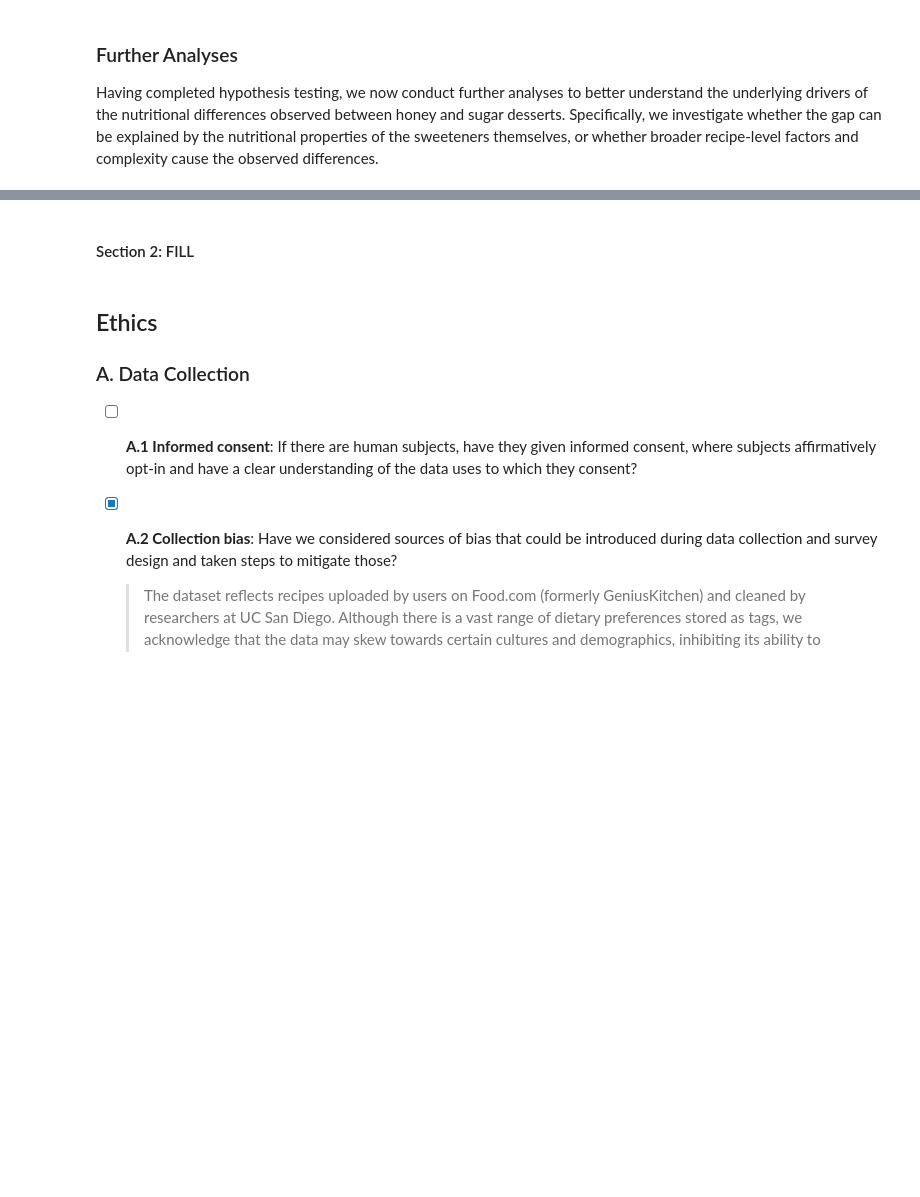
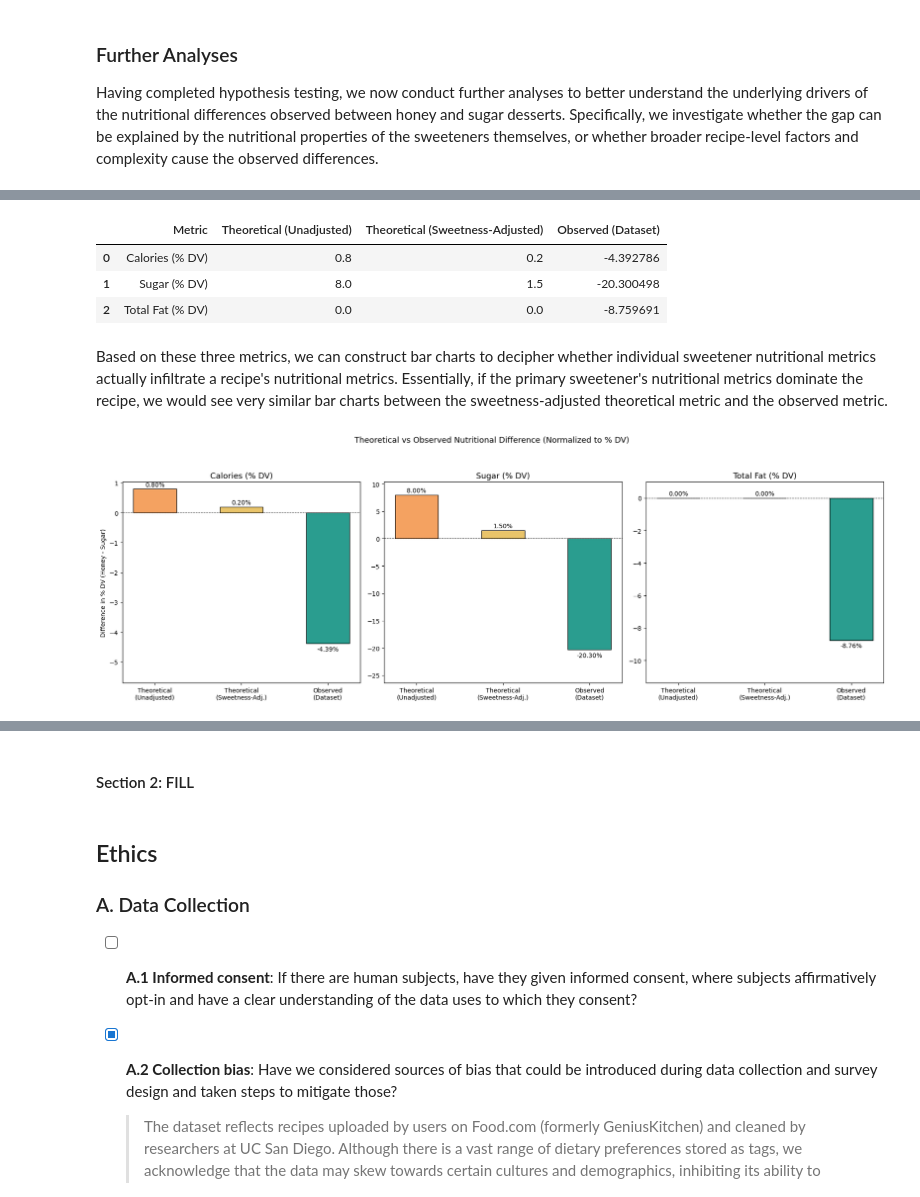
Before and after one commit to COGS108/Group047_WI26, a Jupyter notebook: 03-FinalProject.ipynb, the cells around one changed output, grey strips where cells are left out. Cells and saved outputs as stored; diff of their text form; code cells hidden in the pictures; blank space fills up the shorter version.

```diff
--- a/03-FinalProject.ipynb
+++ b/03-FinalProject.ipynb
@@ -824,0 +828,68 @@ Having completed hypothesis testing, we now conduct further analyses to better u
+# %%
+fda_dv_calories = 2000
+fda_dv_sugar_g = 50
+fda_dv_feat_g = 78
+sweetness_factor = 1.25
+
+theoretical_unadj = {'calories (%DV)': ((64-48)/fda_dv_calories)*100,
+                     'sugar (%DV)': ((17-13)/fda_dv_sugar_g)*100,
+                     'total_fat (%DV)': 0.0}
+
+theoretical_adj = {'calories (%DV)': ((64-(48*sweetness_factor))/fda_dv_calories)* 100,
+                   'sugar (%DV)': ((17-(13*sweetness_factor))/fda_dv_sugar_g)*100,
+                   'total_fat (%DV)': 0.0}
+
+honey_df = desserts[desserts['primary_sweetener'] == 'Honey']
+sugar_df = desserts[desserts['primary_sweetener'] == 'Sugar']
+
+observed_diff = {'calories (%DV)': ((honey_df['calories'].mean() - sugar_df['calories'].mean())/fda_dv_calories)*100,
+                 'sugar (%DV)': honey_df['sugar (%DV)'].mean() - sugar_df['sugar (%DV)'].mean(),
+                 'total_fat (%DV)': honey_df['total_fat (%DV)'].mean() - sugar_df['total_fat (%DV)'].mean()}
+
+metrics = ['calories (%DV)', 'sugar (%DV)', 'total_fat (%DV)']
+labels = ['Calories (% DV)', 'Sugar (% DV)', 'Total Fat (% DV)']
+
+unadj_vals = [theoretical_unadj[m] for m in metrics]
+adj_vals = [theoretical_adj[m] for m in metrics]
+observed_vals = [observed_diff[m] for m in metrics]
+
+comparison_df = pd.DataFrame({'Metric': labels, 'Theoretical (Unadjusted)': unadj_vals,
+                              'Theoretical (Sweetness-Adjusted)': adj_vals, 'Observed (Dataset)': observed_vals})
+comparison_df
+# %% [output]
+|  | Metric | Theoretical (Unadjusted) | Theoretical (Sweetness-Adjusted) | Observed (Dataset) |
+| 0 | Calories (% DV) | 0.8 | 0.2 | -4.392786 |
+| 1 | Sugar (% DV) | 8.0 | 1.5 | -20.300498 |
+| 2 | Total Fat (% DV) | 0.0 | 0.0 | -8.759691 |
+# %% [markdown]
+Based on these three metrics, we can construct bar charts to decipher whether individual sweetener nutritional metrics actually infiltrate a recipe's nutritional metrics. Essentially, if the primary sweetener's nutritional metrics dominate the recipe, we would see very similar bar charts between the sweetness-adjusted theoretical metric and the observed metric.
+# %%
+fig, axes = plt.subplots(1, 3, figsize=(18, 6))
+metric_labels = ['Calories (% DV)', 'Sugar (% DV)', 'Total Fat (% DV)']
+metric_keys = ['calories (%DV)', 'sugar (%DV)', 'total_fat (%DV)']
+colors = ['#f4a261', '#e9c46a', '#2a9d8f']
+
+for i, (metric, label) in enumerate(zip(metric_keys, metric_labels)):
+    ax = axes[i]
+    vals = [theoretical_unadj[metric], theoretical_adj[metric], observed_diff[metric]]
+    bar_labels = ['Theoretical\n(Unadjusted)', 'Theoretical\n(Sweetness-Adj.)', 'Observed\n(Dataset)']
+    bars = ax.bar(bar_labels, vals, color=colors, edgecolor='black', width=0.5)
+    ax.axhline(0, color='black', linewidth=0.8, linestyle='--')
+    ax.set_title(label, fontsize=13)
+    ax.set_ylabel('Difference in % DV (Honey - Sugar)' if i == 0 else '')
+    ax.set_ylim(
+        min(vals) * 1.3 if min(vals) < 0 else -1,
+        max(vals) * 1.3 if max(vals) > 0 else 1
+    )
+    for bar in bars:
+        height = bar.get_height()
+        ax.annotate(f'{height:.2f}%',
+                    xy=(bar.get_x() + bar.get_width() / 2, height),
+                    xytext=(0, 4 if height >= 0 else -12),
+                    textcoords='offset points',
+                    ha='center', fontsize=10)
+plt.suptitle('Theoretical vs Observed Nutritional Difference (Normalized to % DV)\n', fontsize=13, y=1.02)
+plt.tight_layout()
+plt.show()
+# %% [output]
+[figure, added]
```
Also changed, not shown: parts of 9 cells of this notebook.
